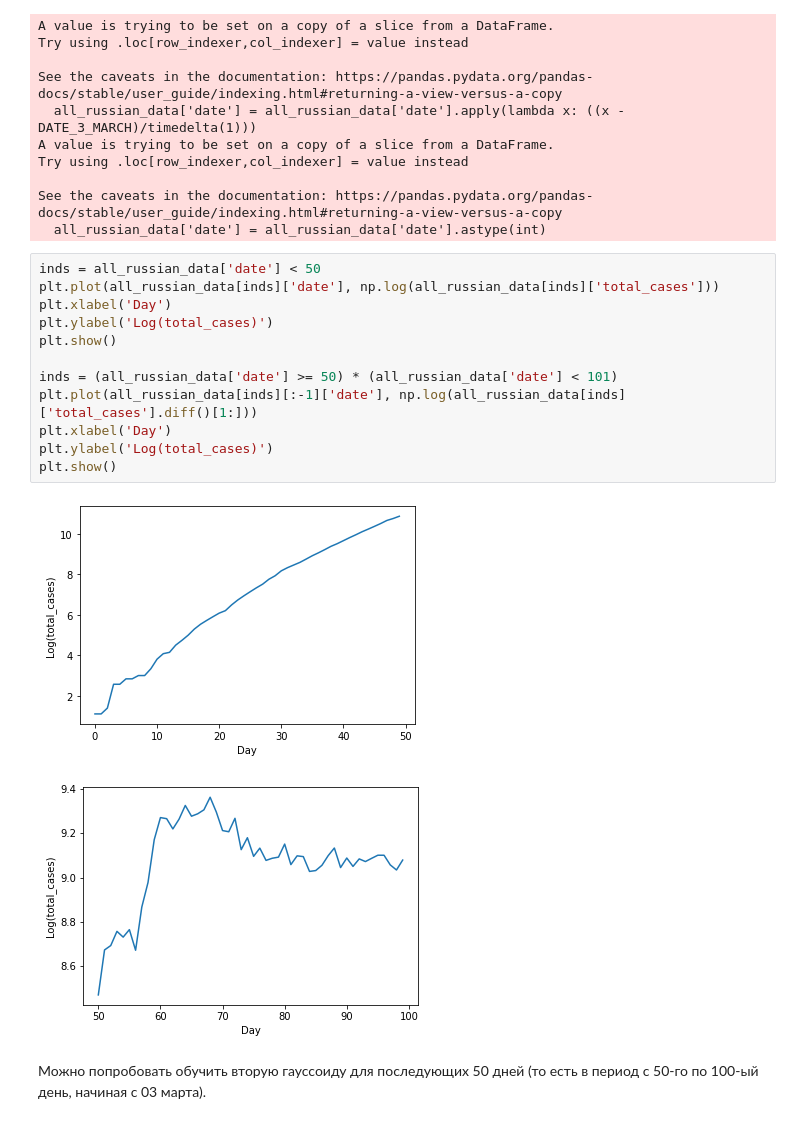
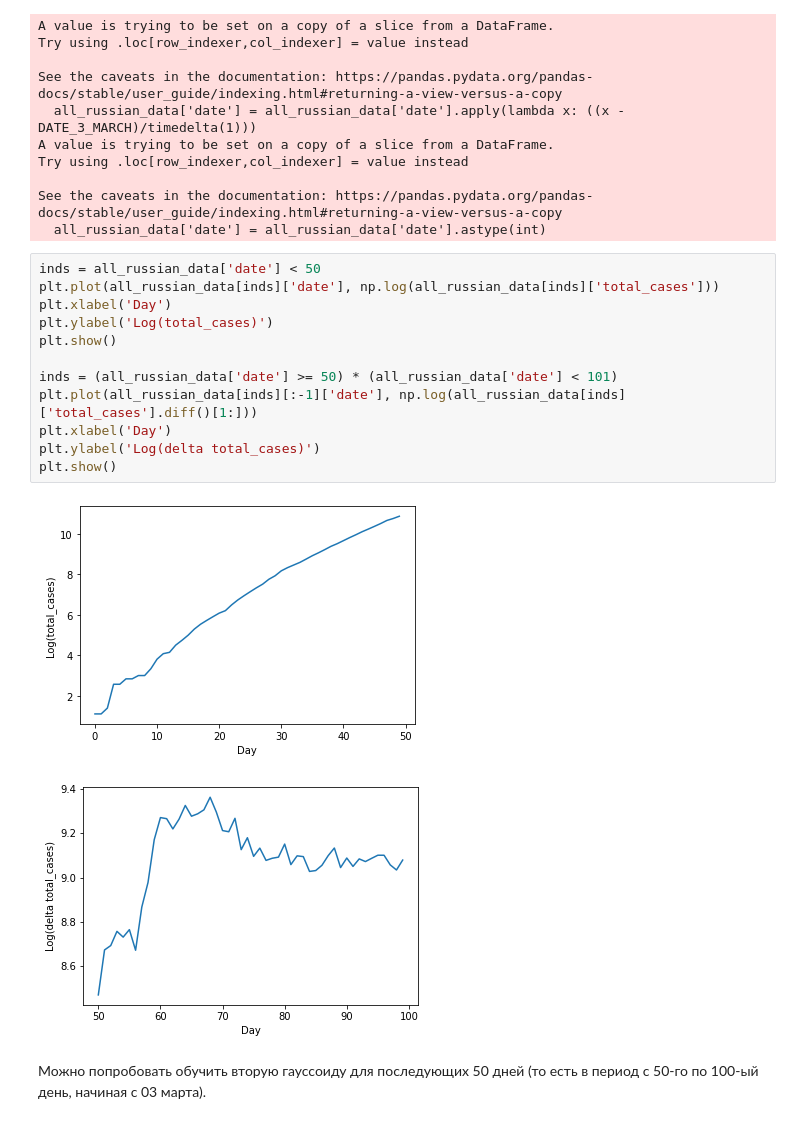
Before and after one commit to MikhailYeka/adv_ml_hws, a Jupyter notebook: HW1.ipynb, the cells around one changed output. Drawn from its saved outputs; the diff is of its cells as text.

```diff
--- a/HW1.ipynb
+++ b/HW1.ipynb
@@ -409,18 +410,18 @@ See the caveats in the documentation: https://pandas.pydata.org/pandas-docs/stab
 # %%
 inds = all_russian_data['date'] < 50
 plt.plot(all_russian_data[inds]['date'], np.log(all_russian_data[inds]['total_cases']))
 plt.xlabel('Day')
 plt.ylabel('Log(total_cases)')
 plt.show()
 
 inds = (all_russian_data['date'] >= 50) * (all_russian_data['date'] < 101)
 plt.plot(all_russian_data[inds][:-1]['date'], np.log(all_russian_data[inds]['total_cases'].diff()[1:]))
 plt.xlabel('Day')
-plt.ylabel('Log(total_cases)')
+plt.ylabel('Log(delta total_cases)')
 plt.show()
 # %% [output]
 [figure]
-[figure, old version]
+[figure, new version]
 # %% [markdown]
 Можно попробовать обучить вторую гауссоиду для последующих 50 дней (то есть в период с 50-го по 100-ый день, начиная с 03 марта).
 # %% [markdown]
```
Also changed, not shown: parts of 7 cells of this notebook, 1 other file.
